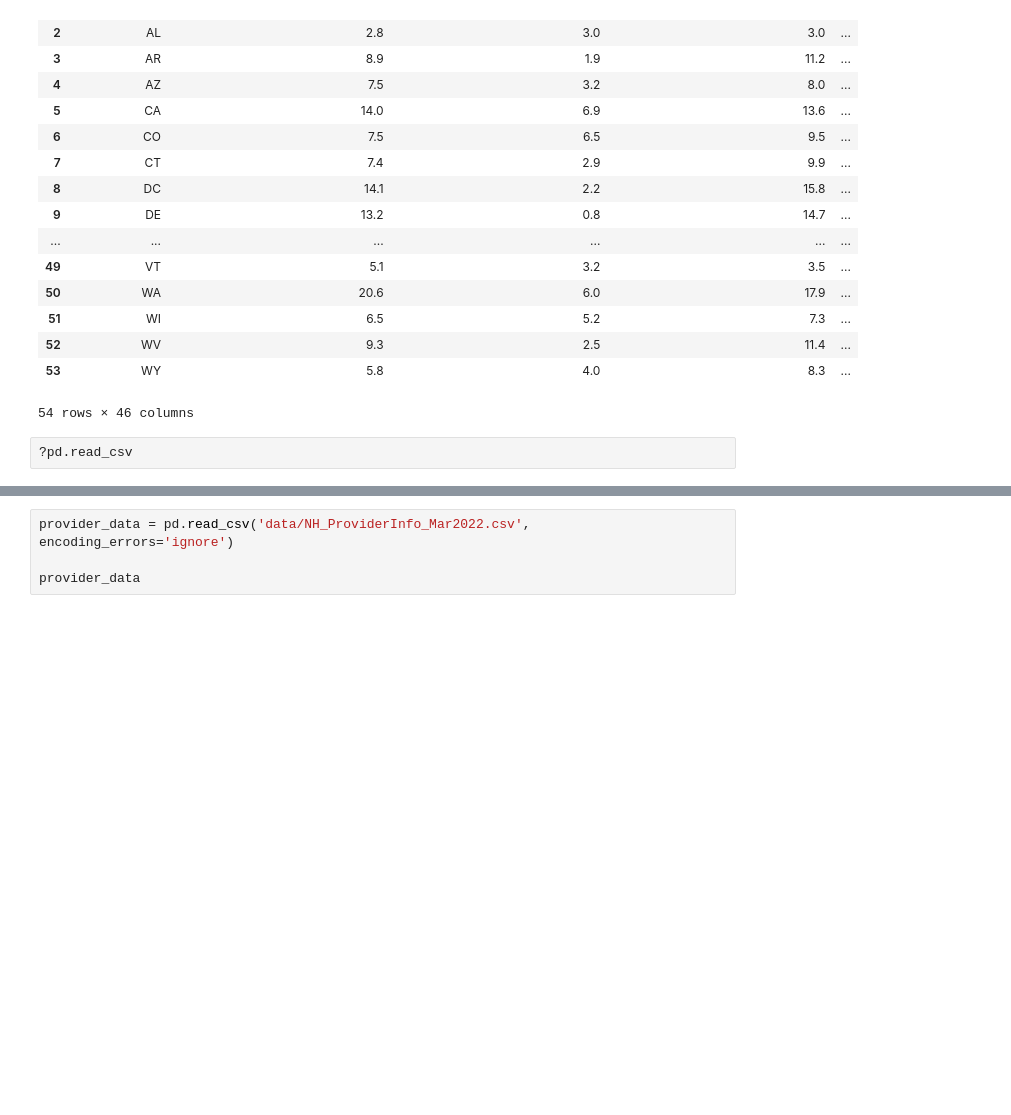
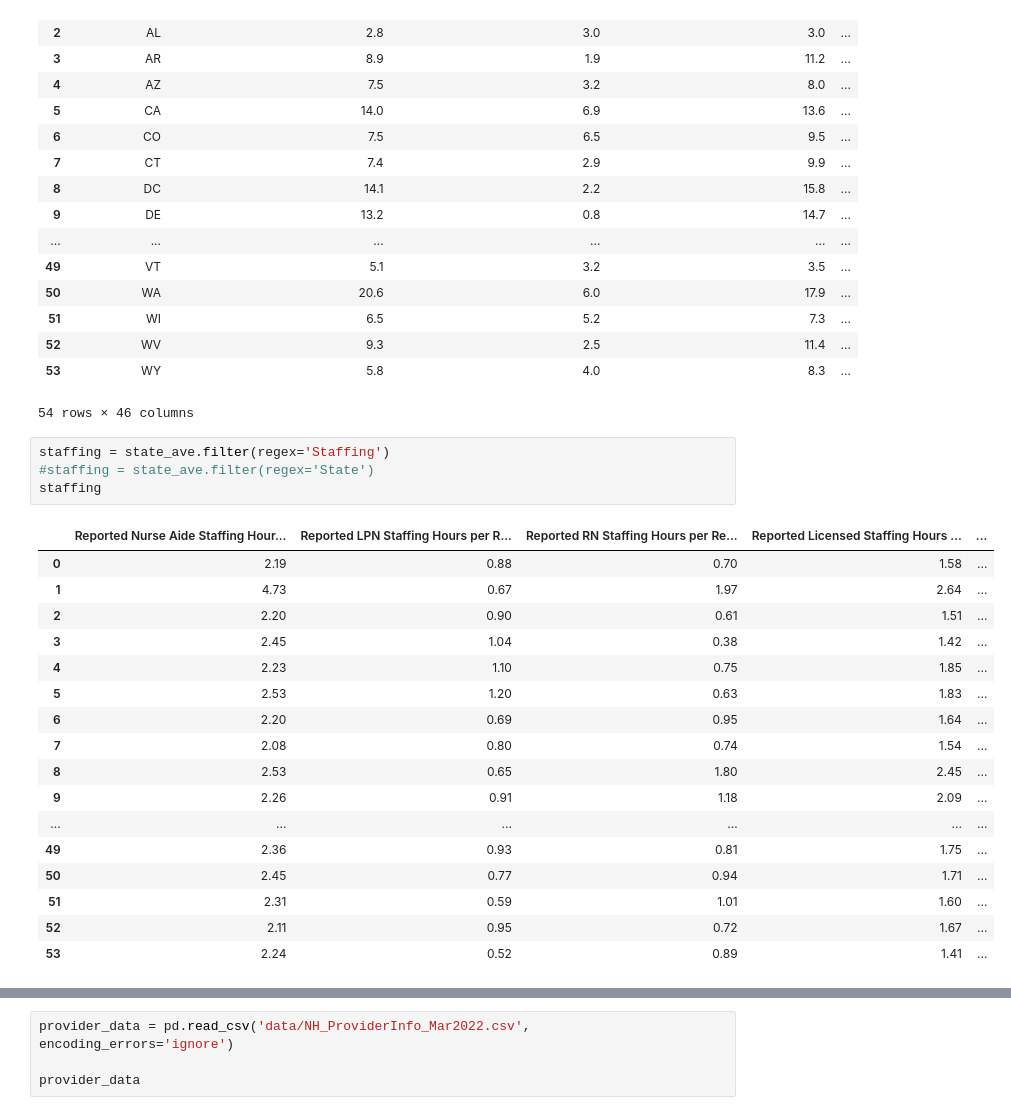
Before and after one commit to AlexGalczak/Python-term-project, a Jupyter notebook: AG Python Project.ipynb, the cells around one changed output, grey strips where cells are left out. Cells and saved outputs as stored; diff of their text form; blank space fills up the shorter version.

```diff
--- a/AG Python Project.ipynb
+++ b/AG Python Project.ipynb
@@ -50,5 +56,25 @@ state_ave
 | 52 | WV | 9.3 | 2.5 | 11.4 | ... |
 | 53 | WY | 5.8 | 4.0 | 8.3 | ... |
 54 rows × 46 columns
-# %%
-?pd.read_csv
+# %%
+staffing = state_ave.filter(regex='Staffing')
+#staffing = state_ave.filter(regex='State')
+staffing
+# %% [output]
+|  | Reported Nurse Aide Staffing Hour... | Reported LPN Staffing Hours per R... | Reported RN Staffing Hours per Re... | Reported Licensed Staffing Hours ... | ... |
+| 0 | 2.19 | 0.88 | 0.70 | 1.58 | ... |
+| 1 | 4.73 | 0.67 | 1.97 | 2.64 | ... |
+| 2 | 2.20 | 0.90 | 0.61 | 1.51 | ... |
+| 3 | 2.45 | 1.04 | 0.38 | 1.42 | ... |
+| 4 | 2.23 | 1.10 | 0.75 | 1.85 | ... |
+| 5 | 2.53 | 1.20 | 0.63 | 1.83 | ... |
+| 6 | 2.20 | 0.69 | 0.95 | 1.64 | ... |
+| 7 | 2.08 | 0.80 | 0.74 | 1.54 | ... |
+| 8 | 2.53 | 0.65 | 1.80 | 2.45 | ... |
+| 9 | 2.26 | 0.91 | 1.18 | 2.09 | ... |
+| ... | ... | ... | ... | ... | ... |
+| 49 | 2.36 | 0.93 | 0.81 | 1.75 | ... |
+| 50 | 2.45 | 0.77 | 0.94 | 1.71 | ... |
+| 51 | 2.31 | 0.59 | 1.01 | 1.60 | ... |
+| 52 | 2.11 | 0.95 | 0.72 | 1.67 | ... |
+| 53 | 2.24 | 0.52 | 0.89 | 1.41 | ... |
```
Also changed, not shown: parts of 6 cells of this notebook.
